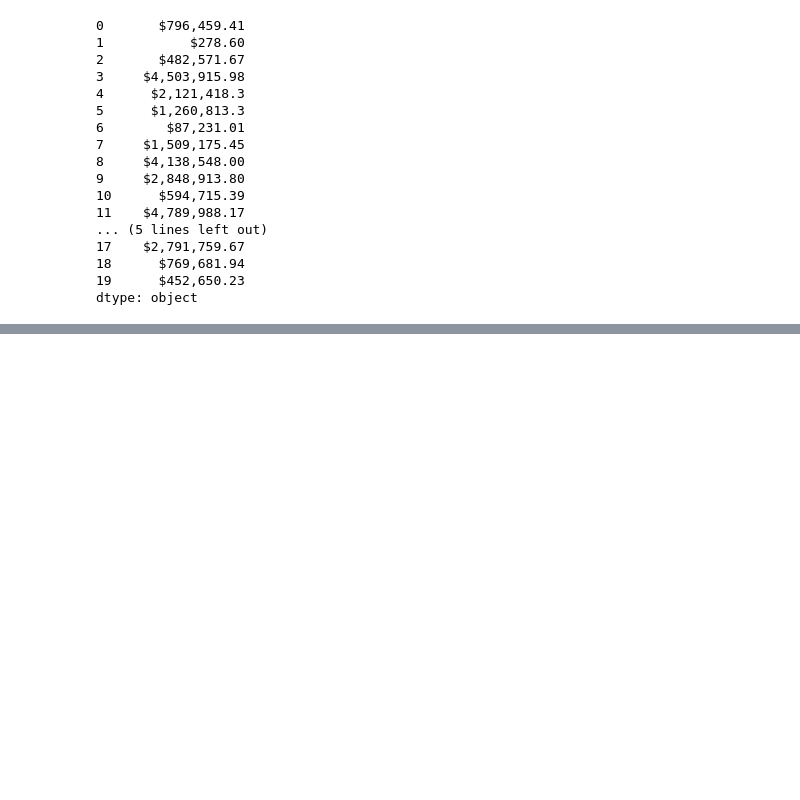
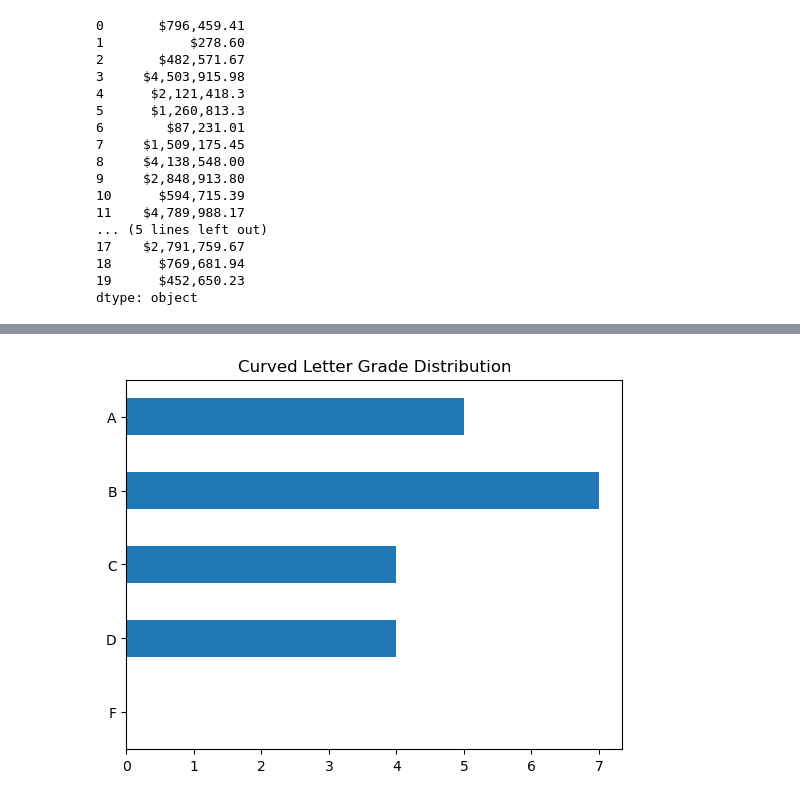
Before and after one commit to kelseyhangyu/ds-libraries-exercises, a Jupyter notebook: pandas_series.ipynb, the cells around one changed output, grey strips where cells are left out. Saved outputs shown, nothing was run; the diff lists cells and outputs as text; code cells hidden in the pictures; blank space fills up the shorter version.

```diff
--- a/pandas_series.ipynb
+++ b/pandas_series.ipynb
@@ -841,0 +476,12 @@ TypeError: can only concatenate str (not "float") to str
+# %%
+#4.Write the code necessary to implement a curve for your exam_grades Series and save this as curved_grades.
+# Add the necessary points to the highest grade to make it 100,
+# and add the same number of points to every other score in the Series as well.
+pts_to_add = 100 - exam_scores.max()
+
+
+print(f'Original Grades:\n {exam_scores}')
+
+curved_grades = exam_scores + pts_to_add
+
+print(f'\nCurved Grades:\n {curved_grades}')
@@ -841,0 +516,8 @@ TypeError: can only concatenate str (not "float") to str
+# %%
+
+# or
+# using cut() function argurmnets
+bin_edges = [0, 59, 69, 79, 89,100]
+bin_labels = ['F', 'D', 'C', 'B', 'A']
+letter_grades = pd.cut(curved_grades, bins=bin_edges, labels=bin_labels)
+letter_grades
@@ -841,0 +544,6 @@ TypeError: can only concatenate str (not "float") to str
+# %%
+letter_grades.value_counts().sort_index().plot.barh()
+plt.title('Curved Letter Grade Distribution')
+plt.show()
+# %% [output]
+[figure, added]
```
Also changed, not shown: parts of 91 cells of this notebook.
